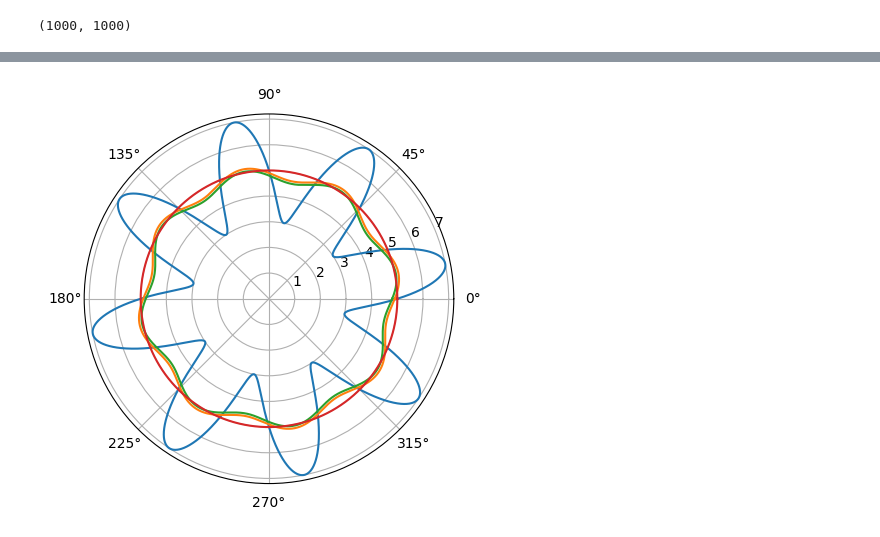
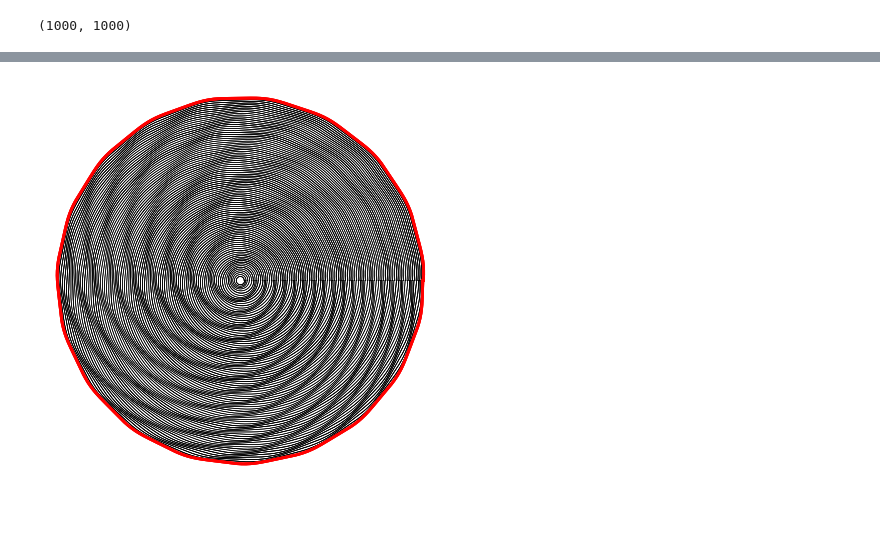
Before and after one commit to viktor-kertanov/master-math, a Jupyter notebook: self_exercises/circle_sine/circle_sin.ipynb, the cells around one changed output, grey strips where cells are left out. Saved outputs shown, nothing was run; the diff lists cells and outputs as text; code cells hidden in the pictures; blank space fills up the shorter version.

```diff
--- a/self_exercises/circle_sine/circle_sin.ipynb
+++ b/self_exercises/circle_sine/circle_sin.ipynb
@@ -32,3 +32,21 @@ plt.show()
 Fxy.shape
 # %% [output]
 (1000, 1000)
+# %%
+for r in np.linspace(.1, 5, 150):
+    angles = np.linspace((np.random.rand()-.4), 2*np.pi*(1-np.random.rand()/2.2), 1000)
+    for _ in range(np.random.randint(2,4)):
+        plt.polar(angles, r+0.4*np.sin(np.pi*1.2*angles*r)*np.exp(-1.75*r/np.pi)+np.random.rand()/50, color='k', linewidth=.5)
+
+plt.axis('off')
+plt.gcf().set_size_inches(7,5)
+plt.savefig('rose_polar_chaos.svg')
+plt.show()
+angles = np.linspace(-np.abs(np.random.rand()*.001), 2*np.pi+np.abs(np.random.rand()*.001), 1000)
+for _ in range(np.random.randint(3,5)):
+        plt.polar(angles, r+0.4*np.sin(np.pi*1.2*angles*r)*np.exp(-np.pi), color='b', linewidth=2)
+
+plt.axis('off')
+plt.gcf().set_size_inches(7,5)
+plt.savefig('rose_polar_contour.svg')
+plt.show()
@@ -35,11 +56,19 @@ Fxy.shape
 # %%
-angles = np.linspace(0, 2*np.pi, 10000)
+
 r = 1+2*np.sin(angles)
 
-plt.polar(angles, 5+2*np.sin(8*angles))
-plt.polar(angles, 4.9+0.24*np.sin(8*angles))
-plt.polar(angles, 4.8+0.24*np.sin(8*angles))
-plt.polar(angles, [5 for el in range(10000)])
+# plt.polar(angles, 5+2*np.sin(8*angles))
+# plt.polar(angles, 4.9+0.24*np.sin(8*angles))
+for r in np.linspace(.1, 5, 100):
+    angles = np.linspace(-np.abs(np.random.rand()*.001), 2*np.pi+np.abs(np.random.rand()*.001), 1000)
+    for _ in range(np.random.randint(2,4)):
+        plt.polar(angles, r+0.4*np.sin(np.pi*1.2*angles*r)*np.exp(-np.pi), color='k', linewidth=.5)
+for _ in range(np.random.randint(3,5)):
+        plt.polar(angles, r+0.4*np.sin(np.pi*1.2*angles*r)*np.exp(-np.pi), color='r', linewidth=2)
+# plt.polar(angles, [5 for el in range(10000)])
+plt.axis('off')
+plt.gcf().set_size_inches(7,5)
+plt.savefig('rose_polar.svg')
 plt.show()
 # %% [output]
-[figure, old version]
+[figure, new version]
```
Also changed, not shown: parts of 2 cells of this notebook, 10 other files.
